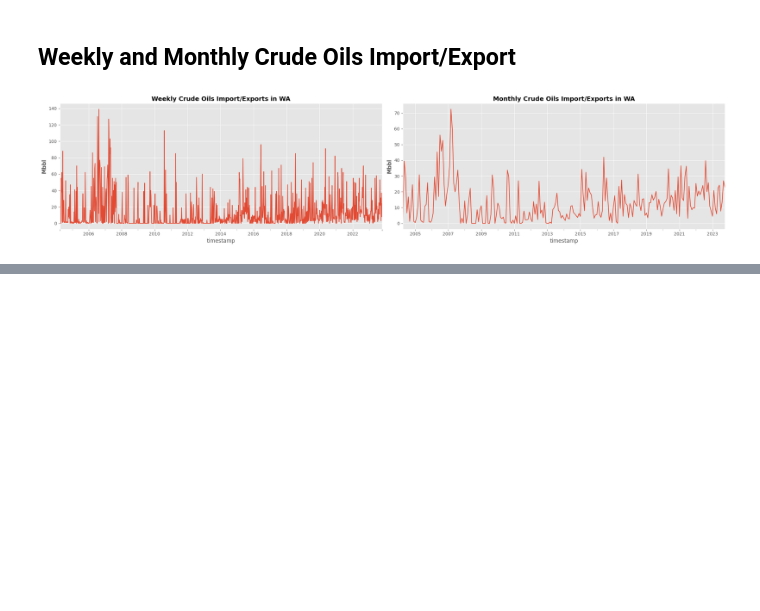
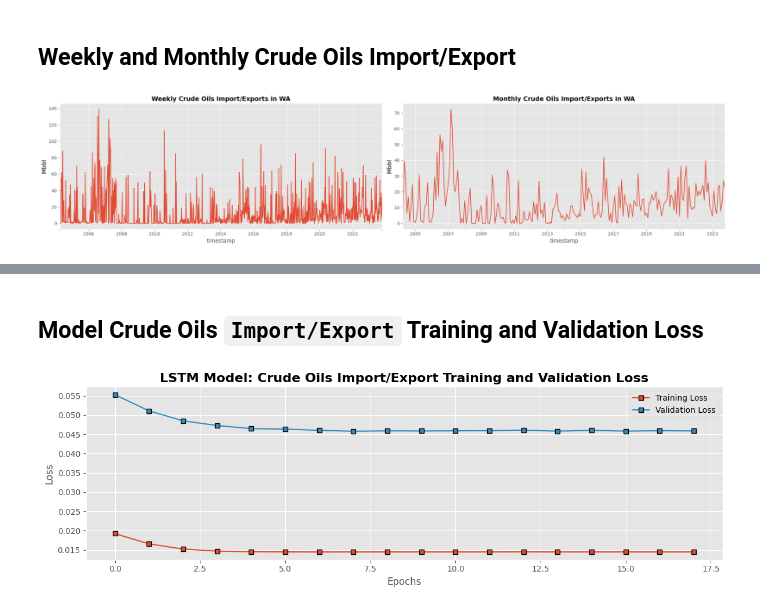
Before and after one commit to OdinProjectI/GasolinePricesAnalysis, a Jupyter notebook: CrudeOilStocks.ipynb, the cells around one changed output, grey strips where cells are left out. Drawn from its saved outputs; the diff is of its cells as text; code cells hidden in the pictures; blank space fills up the shorter version.

Commit message:
Add initial LSTM model to forecast Crude Oils import/export in WA state

```diff
--- a/CrudeOilStocks.ipynb
+++ b/CrudeOilStocks.ipynb
@@ -223,7 +223,10 @@ acorr_ljungbox(residuals)
 # %% [markdown]
 ## **Washington States Crude Oils Import/Export**
 # %%
-wa_df: 'DataFrame' = pd.read_sql("SELECT CAST(i.period AS DATETIME ) AS `timestamp`, i.value FROM import_export_washington i", con=con).replace({np.nan:0.0} )
+wa_df: 'DataFrame' = pd.read_sql("""SELECT CAST(i.period AS DATETIME ) AS `timestamp`,
+                                            i.value
+                                    FROM import_export_washington i""", con=con).replace({np.nan:0.0} )
+
 wa_stl = STL(wa_df.set_index('timestamp')['value'], period=7).fit()
 # %% [markdown]
 ## **Washington Seasonal Import/Export**
@@ -265,0 +271,25 @@ plt.tight_layout()
+# %%
+wa_df['time'] = wa_df['timestamp'].apply(lambda row: row.timestamp() )
+wa_df['values'] = scaler.fit_transform(wa_df['value'].values.reshape(-1,1))
+X,y = [], []
+
+for index in range(wa_df.shape[0] - sequence_length):
+    X.append(wa_df[['time', 'values']][index: index + sequence_length].values)
+    y.append(wa_df['values'][index + sequence_length] )
+
+X = np.array(X)
+y = np.array(y)
+
+X1_train, X1_test, y1_train, y1_test = train_test_split(X,y, test_size=0.2, shuffle=False)
+
+wa_model = tf.keras.models.Sequential([tf.keras.layers.LSTM(64, activation='relu', input_shape=(sequence_length, 2)),
+                                       tf.keras.layers.Dense(1, activation='relu'),
+                                       tf.keras.layers.Dropout(0.4),
+                                       tf.keras.layers.BatchNormalization()
+                                      ])
+
+wa_model.compile(optimizer='adam', loss='mean_squared_error')
+early_stopping = tf.keras.callbacks.EarlyStopping(monitor='val_loss', patience=10, restore_best_weights=True)
+hist = wa_model.fit(X1_train,y1_train, epochs=50, batch_size=32, validation_data=(X1_test, y1_test), callbacks=[early_stopping])
+
+residuals: float = y1_test - wa_model.predict(X1_test).flatten() # compute LSTM model residuals
@@ -265,0 +314,12 @@ plt.tight_layout()
+# %% [markdown]
+## **Model Crude Oils `Import/Export` Training and Validation Loss**
+# %%
+fig = plt.figure()
+ax = fig.add_subplot()
+pd.DataFrame({'Training Loss': hist.history.get('loss') , 'Validation Loss': hist.history.get('val_loss')}).plot(marker='s', mec='black', ax=ax)
+ax.set_title("LSTM Model: Crude Oils Import/Export Training and Validation Loss", fontweight='bold', fontsize=16 )
+ax.set_ylabel("Loss")
+ax.set_xlabel("Epochs")
+plt.tight_layout()
+# %% [output]
+[figure, added]
```
Also changed, not shown: parts of 6 cells of this notebook.
